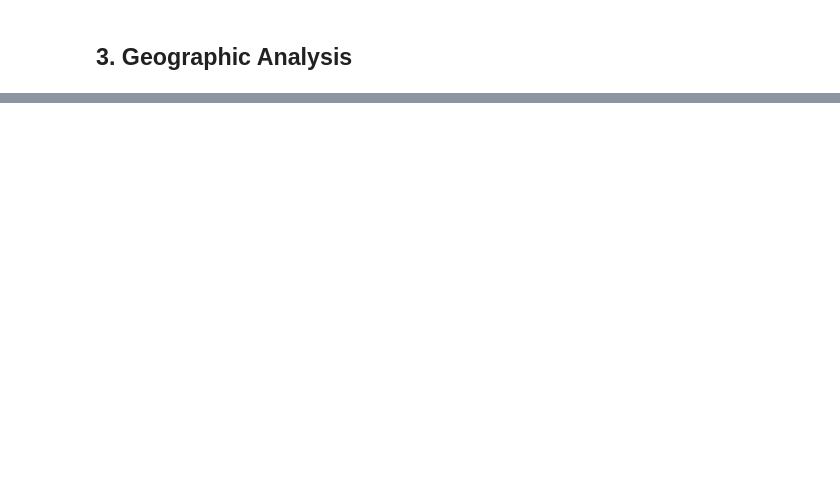
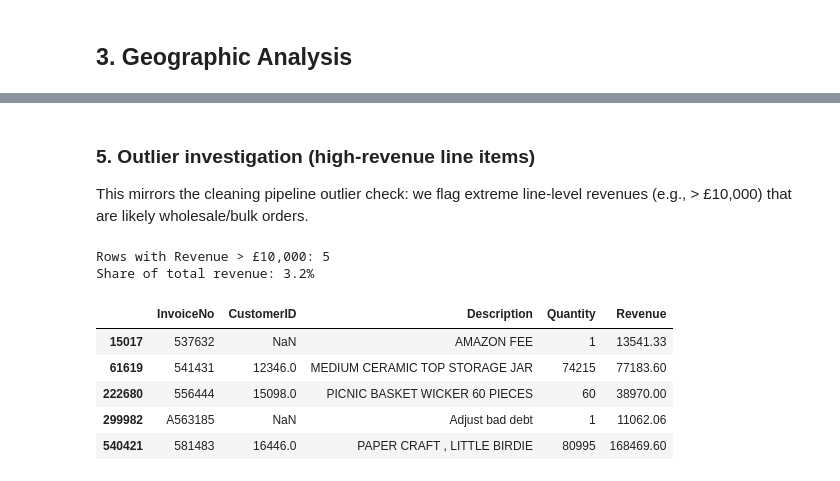
Before and after one commit to nirajmehta960/customer-segmentation-retention-analytics, a Jupyter notebook: notebooks/01_data_exploration.ipynb, the cells around one changed output, grey strips where cells are left out. Drawn from its saved outputs; the diff is of its cells as text; code cells hidden in the pictures; blank space fills up the shorter version.

```diff
--- a/notebooks/01_data_exploration.ipynb
+++ b/notebooks/01_data_exploration.ipynb
@@ -59,0 +142,20 @@ plt.show()
+# %% [markdown]
+### 5. Outlier investigation (high-revenue line items)
+
+This mirrors the cleaning pipeline outlier check: we flag extreme line-level revenues (e.g., > £10,000) that are likely wholesale/bulk orders.
+# %%
+high_rev = df[df['Revenue'] > 10000].copy()
+print(f"Rows with Revenue > £10,000: {len(high_rev):,}")
+if not high_rev.empty:
+    total_rev = df['Revenue'].sum()
+    print(f"Share of total revenue: {high_rev['Revenue'].sum()/total_rev*100:.1f}%")
+    display(high_rev[['InvoiceNo', 'CustomerID', 'Description', 'Quantity', 'Revenue']].head(10))
+# %% [output]
+Rows with Revenue > £10,000: 5
+Share of total revenue: 3.2%
+|  | InvoiceNo | CustomerID | Description | Quantity | Revenue |
+| 15017 | 537632 | NaN | AMAZON FEE | 1 | 13541.33 |
+| 61619 | 541431 | 12346.0 | MEDIUM CERAMIC TOP STORAGE JAR | 74215 | 77183.60 |
+| 222680 | 556444 | 15098.0 | PICNIC BASKET WICKER 60 PIECES | 60 | 38970.00 |
+| 299982 | A563185 | NaN | Adjust bad debt | 1 | 11062.06 |
+| 540421 | 581483 | 16446.0 | PAPER CRAFT , LITTLE BIRDIE | 80995 | 168469.60 |
```
Also changed, not shown: parts of 9 cells of this notebook.
